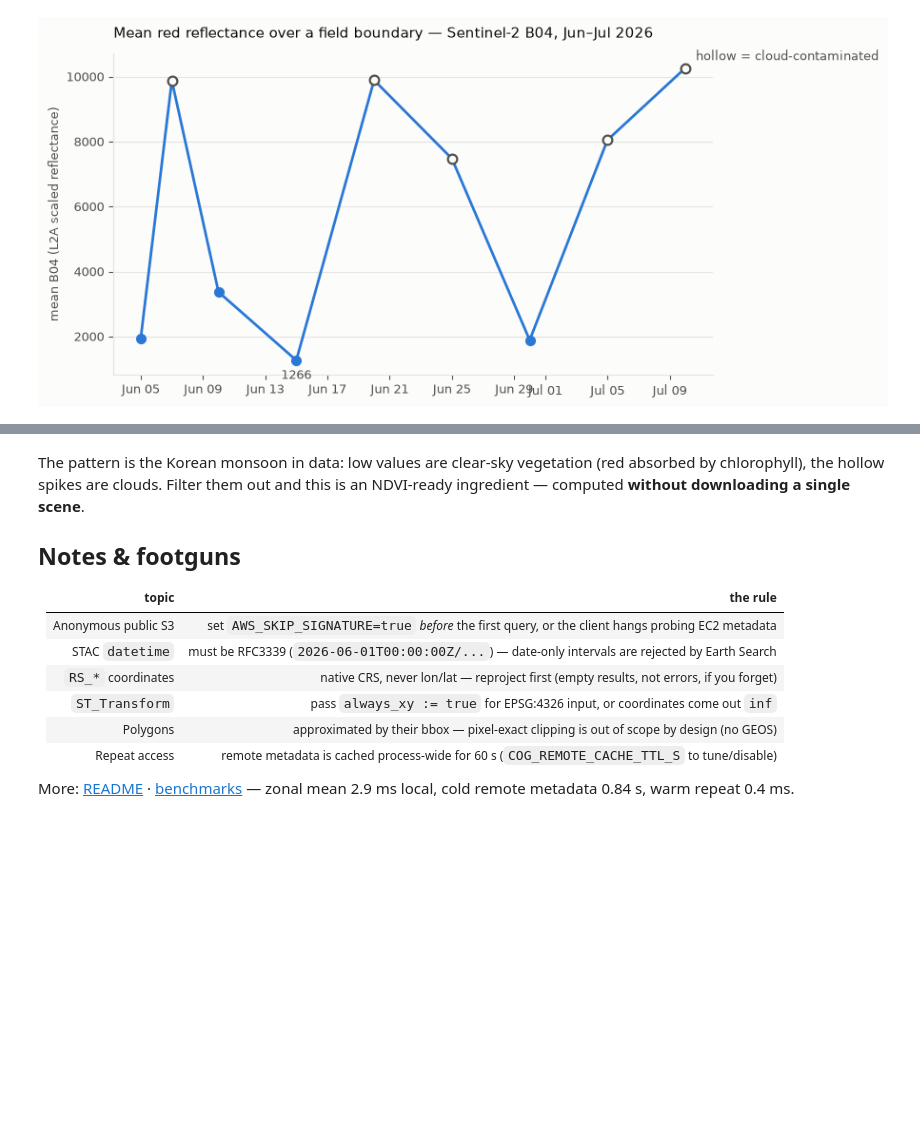
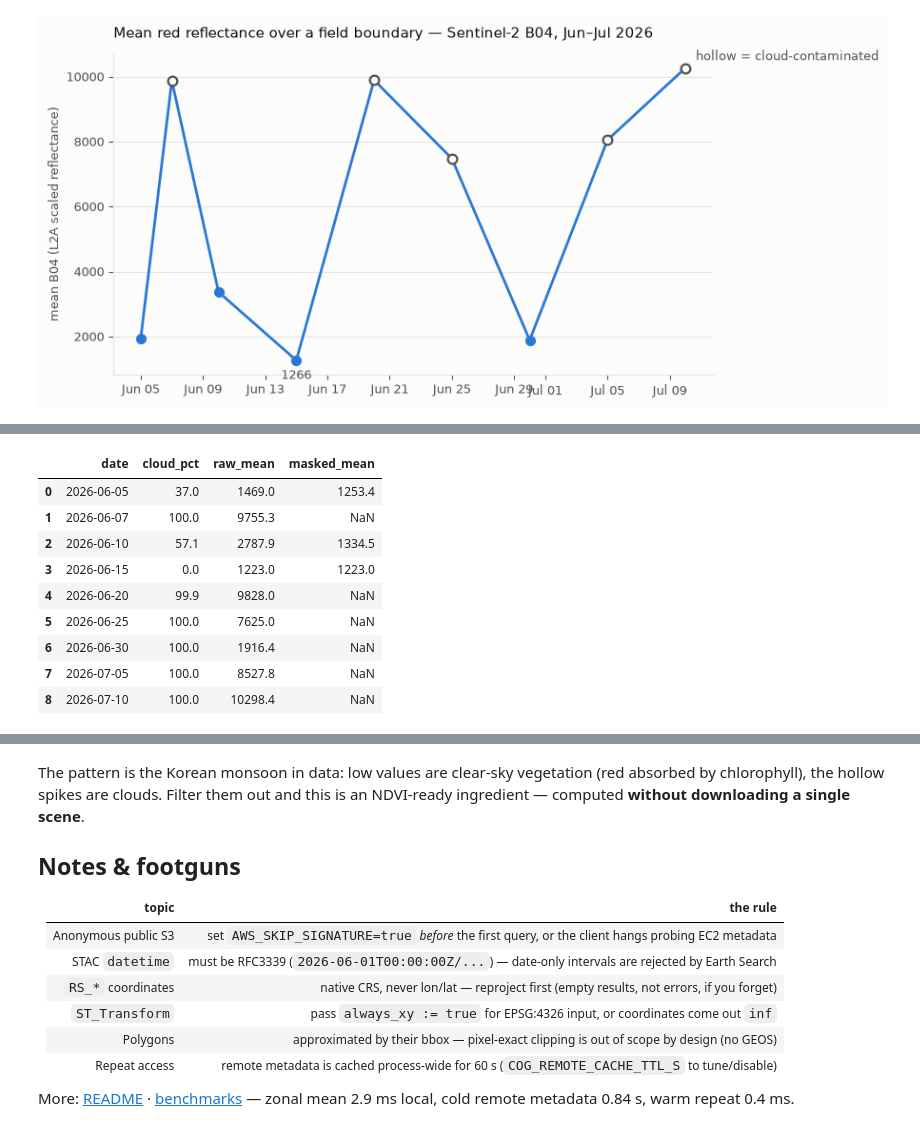
Before and after one commit to st-layer/duckdb-cog, a Jupyter notebook: examples/use-cases.ipynb, the cells around one changed output, grey strips where cells are left out. Saved outputs shown, nothing was run; the diff lists cells and outputs as text; code cells hidden in the pictures; blank space fills up the shorter version.

```diff
--- a/examples/use-cases.ipynb
+++ b/examples/use-cases.ipynb
@@ -206,0 +217,49 @@ plt.show()
+# %%
+import numpy as np
+
+# B04(red, 10 m) + SCL(20 m) href 를 씬별로 짝지어 가져온다
+pairs = con.execute("""
+    SELECT CAST(datetime[:10] AS DATE) AS date,
+           max(CASE WHEN asset_key = 'red' THEN href END) AS b04,
+           max(CASE WHEN asset_key = 'scl' THEN href END) AS scl
+    FROM read_stac_search('https://earth-search.aws.element84.com/v1/search',
+                          collections := ['sentinel-2-l2a'],
+                          bbox := [127.01, 37.20, 127.06, 37.24],
+                          datetime := '2026-06-01T00:00:00Z/2026-07-13T00:00:00Z')
+    WHERE asset_key IN ('red', 'scl') AND item_id LIKE '%_52SCG_%'
+    GROUP BY date ORDER BY date
+""").df()
+
+BBOX = "[322000.0, 4119000.0, 326400.0, 4123200.0]"   # 4.4 x 4.2 km, EPSG:32652
+CLOUD = (3, 8, 9, 10)
+
+records = []
+for _, r in pairs.iterrows():
+    # NULL(nodata) 원소는 dtype=float 로 받으면 NaN 이 된다
+    B = np.array(con.execute(f"SELECT RS_BandAsArray('{r.b04}', 1, {BBOX})").fetchone()[0],
+                 dtype=float).reshape(420, 440)          # 10 m
+    S = np.array(con.execute(f"SELECT RS_BandAsArray('{r.scl}', 1, {BBOX})").fetchone()[0],
+                 dtype=float).reshape(210, 220)          # 20 m
+    cloud = np.isin(np.repeat(np.repeat(S, 2, 0), 2, 1), CLOUD)   # 20 m -> 10 m
+    masked = np.where(cloud, np.nan, B)
+    # 유효(맑은) 픽셀이 5% 미만이면 추정 불가로 처리 — 구름 가장자리
+    # 찌꺼기 몇 픽셀이 평균을 지배하는 것을 막는다 (표준 관행)
+    enough_clear = np.isfinite(masked).sum() >= 0.05 * masked.size
+    records.append(dict(date=r.date, cloud_pct=round(cloud.mean() * 100, 1),
+                        raw_mean=round(np.nanmean(B), 1),
+                        masked_mean=(round(np.nanmean(masked), 1)
+                                     if enough_clear else None)))
+import pandas as pd
+cm = pd.DataFrame(records)
+cm
+# %% [output]
+|  | date | cloud_pct | raw_mean | masked_mean |
+| 0 | 2026-06-05 | 37.0 | 1469.0 | 1253.4 |
+| 1 | 2026-06-07 | 100.0 | 9755.3 | NaN |
+| 2 | 2026-06-10 | 57.1 | 2787.9 | 1334.5 |
+| 3 | 2026-06-15 | 0.0 | 1223.0 | 1223.0 |
+| 4 | 2026-06-20 | 99.9 | 9828.0 | NaN |
+| 5 | 2026-06-25 | 100.0 | 7625.0 | NaN |
+| 6 | 2026-06-30 | 100.0 | 1916.4 | NaN |
+| 7 | 2026-07-05 | 100.0 | 8527.8 | NaN |
+| 8 | 2026-07-10 | 100.0 | 10298.4 | NaN |
```
Also changed, not shown: parts of 2 cells of this notebook.
